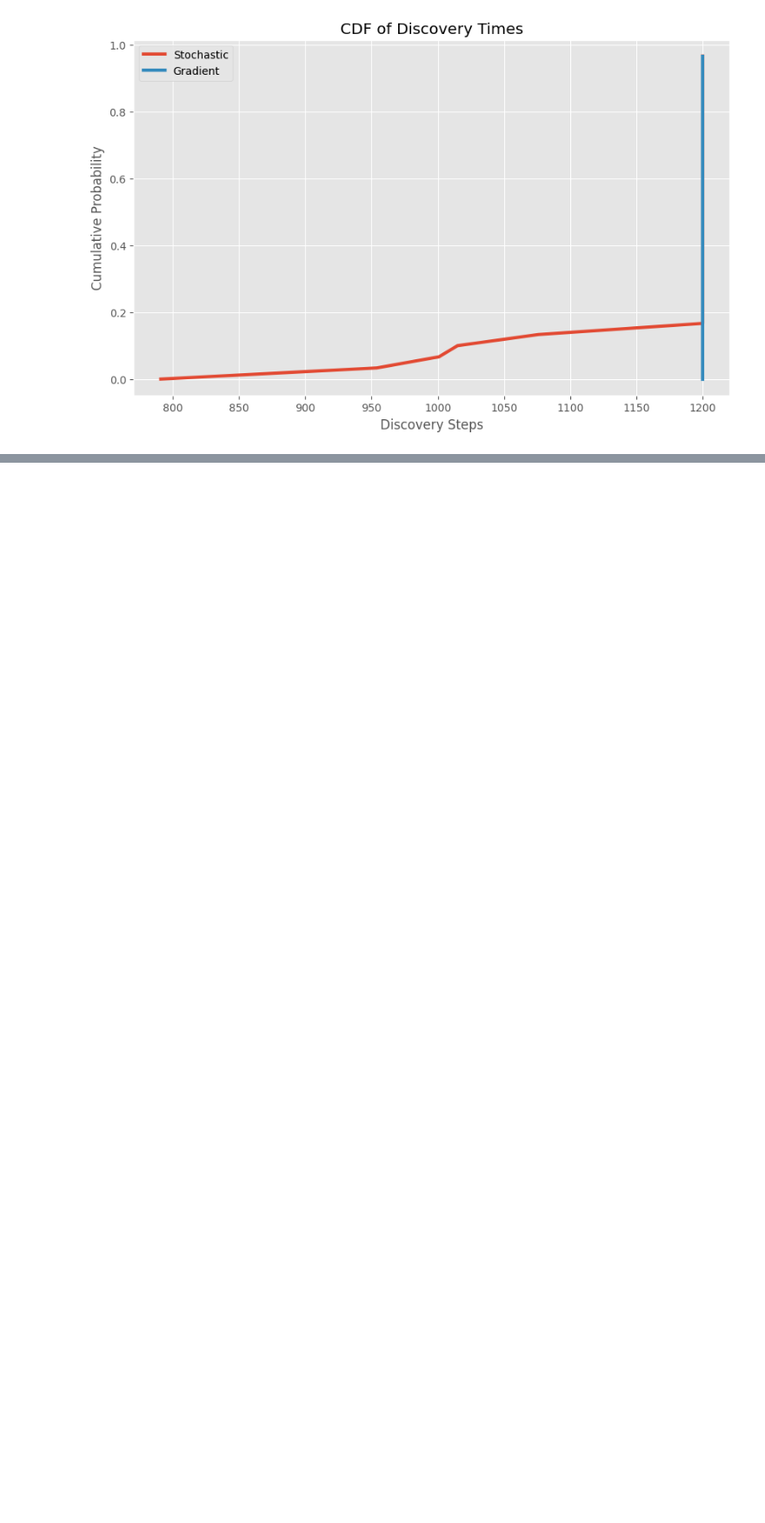
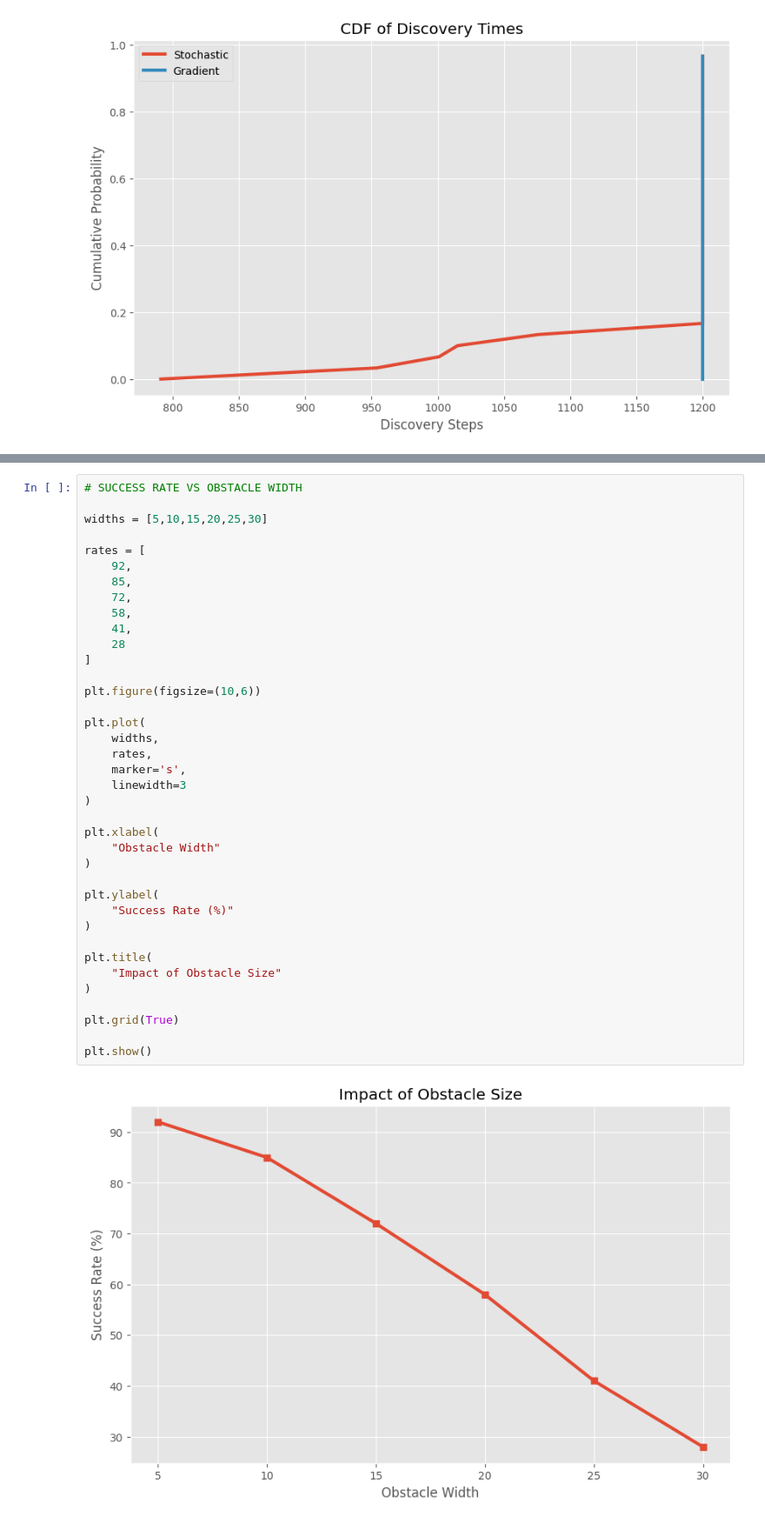
Before and after one commit to VivynKilari/SwarmNav, a Jupyter notebook: swarm_sar_sim.ipynb, the cells around one changed output, grey strips where cells are left out. Shown at 87% size. Drawn from its saved outputs; the diff is of its cells as text; blank space fills up the shorter version.

```diff
--- a/swarm_sar_sim.ipynb
+++ b/swarm_sar_sim.ipynb
@@ -642,0 +689,40 @@ plt.show()
+# %%
+# SUCCESS RATE VS OBSTACLE WIDTH
+
+widths = [5,10,15,20,25,30]
+
+rates = [
+    92,
+    85,
+    72,
+    58,
+    41,
+    28
+]
+
+plt.figure(figsize=(10,6))
+
+plt.plot(
+    widths,
+    rates,
+    marker='s',
+    linewidth=3
+)
+
+plt.xlabel(
+    "Obstacle Width"
+)
+
+plt.ylabel(
+    "Success Rate (%)"
+)
+
+plt.title(
+    "Impact of Obstacle Size"
+)
+
+plt.grid(True)
+
+plt.show()
+# %% [output]
+[figure, added]
```
Also changed, not shown: parts of 4 cells of this notebook.
